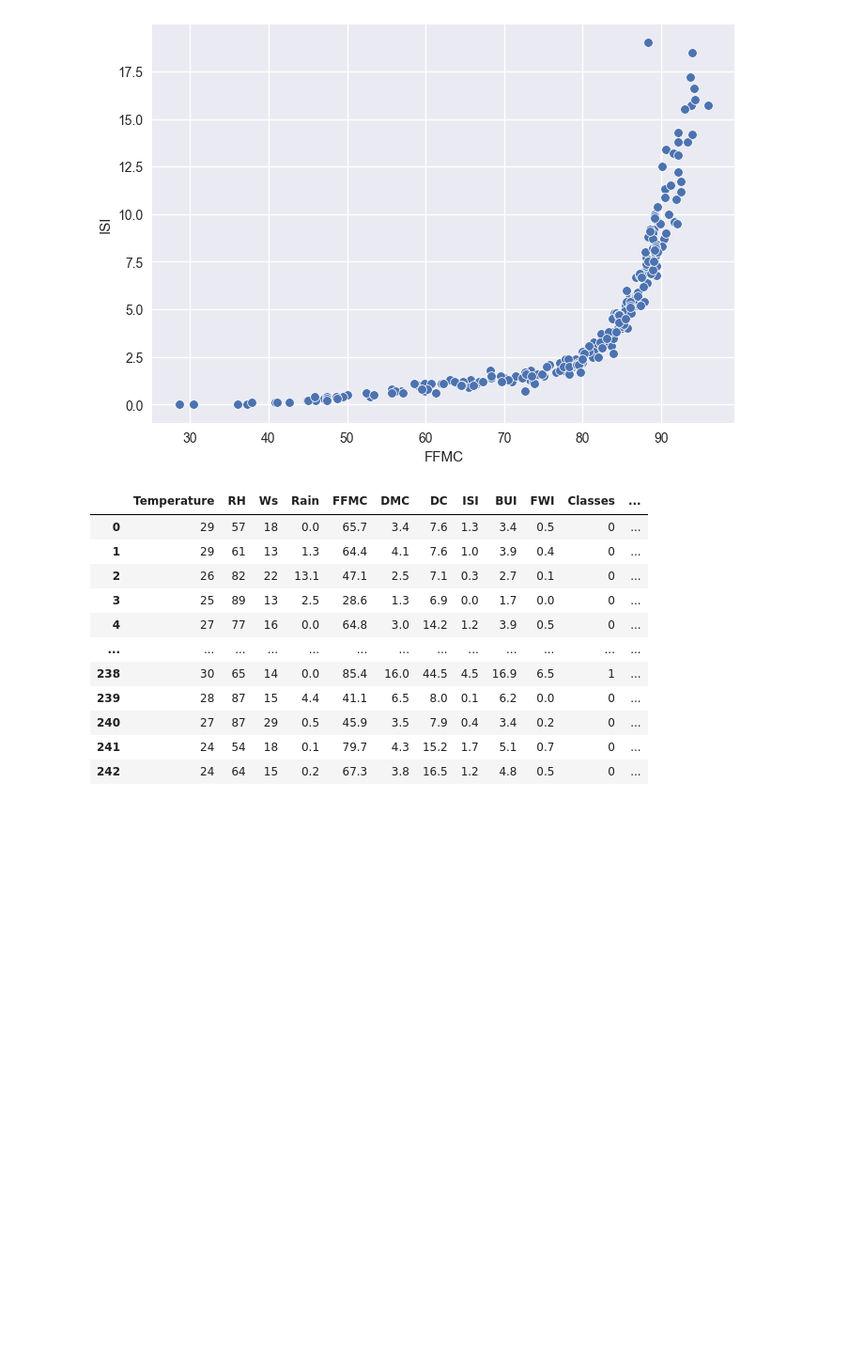
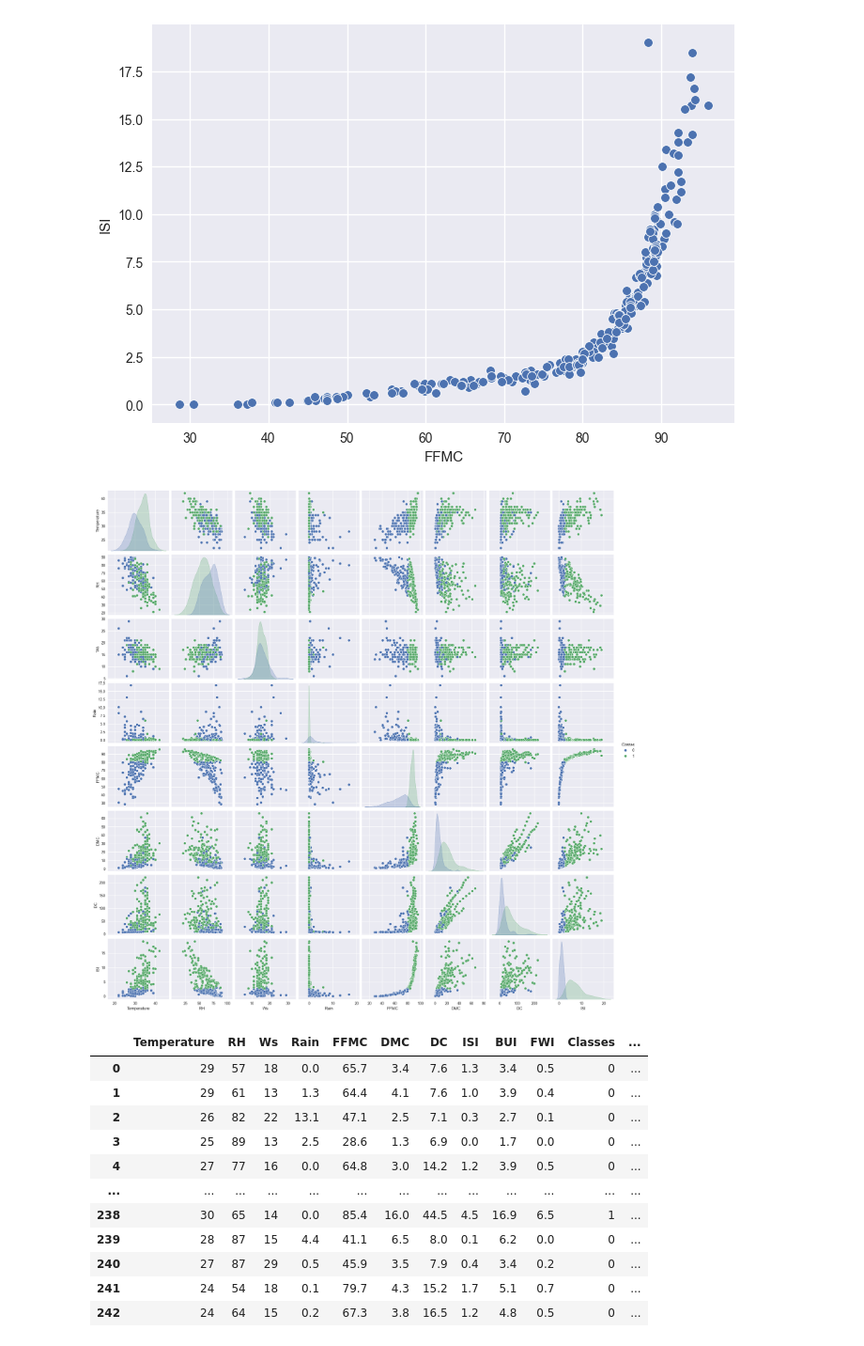
Before and after one commit to vansh-virmani/ML, a Jupyter notebook: Forest_fire_classification/Forest_fire_EDA.ipynb, the cells around one changed output. Shown at 94% size. Drawn from its saved outputs; the diff is of its cells as text; code cells hidden in the pictures; blank space fills up the shorter version.

```diff
--- a/Forest_fire_classification/Forest_fire_EDA.ipynb
+++ b/Forest_fire_classification/Forest_fire_EDA.ipynb
@@ -408,6 +408,16 @@ sns.scatterplot(x="FFMC", y="ISI", data=df_copy)
 # %% [output]
 <Axes: xlabel='FFMC', ylabel='ISI'>
 [figure]
+# %%
+
+
+sns.pairplot(df_copy,
+             vars=['Temperature','RH','Ws','Rain','FFMC','DMC','DC','ISI'],
+             hue='Classes')
+
+plt.show()
+# %% [output]
+[figure, added]
 # %%
 df
 # %% [output]
```
Also changed, not shown: parts of 2 cells of this notebook, 1 other file.
